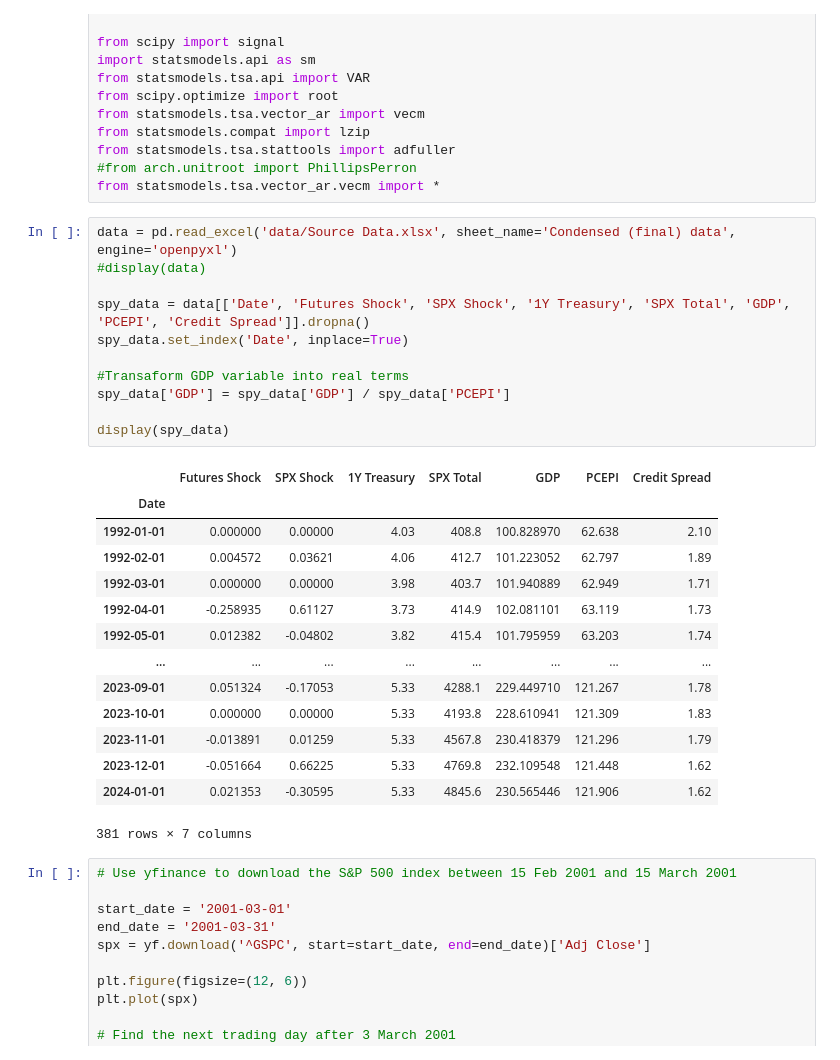
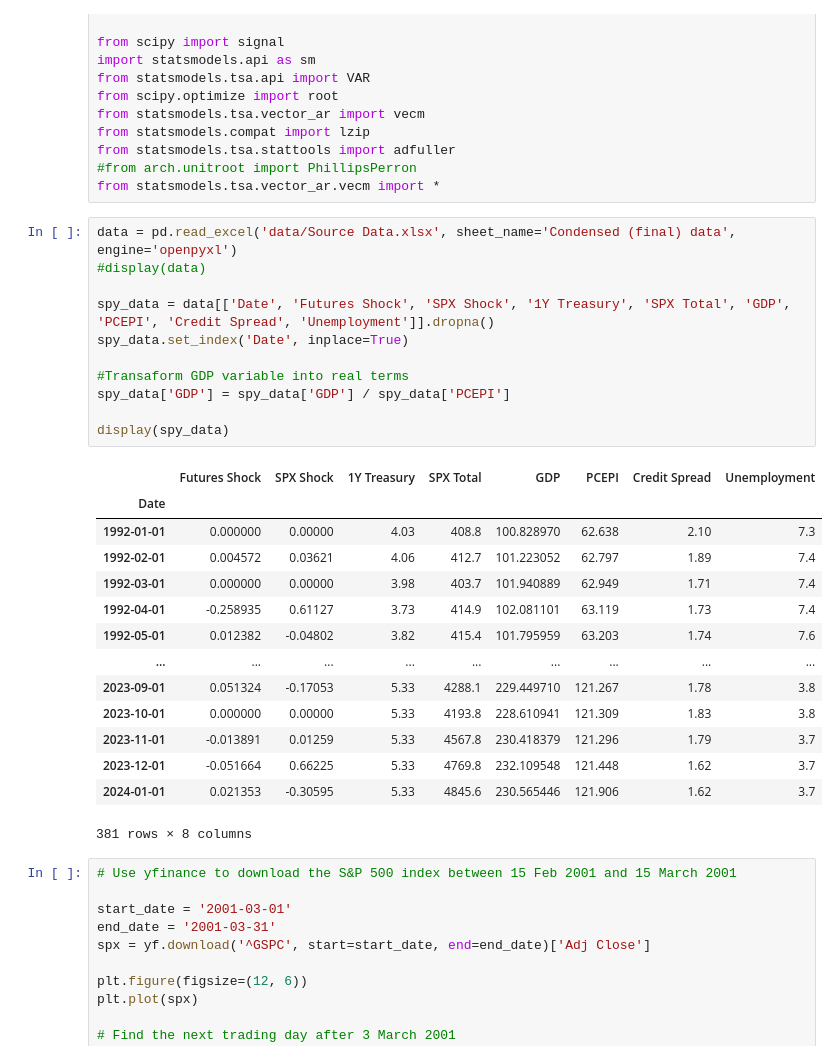
Before and after one commit to GianiRanzetti/BayesianVAR-Monetary-Policy-Effect-On-Asset-Prices, a Jupyter notebook: svar_irfs.ipynb, the cells around one changed output. Drawn from its saved outputs; the diff is of its cells as text.

```diff
--- a/svar_irfs.ipynb
+++ b/svar_irfs.ipynb
@@ -23,29 +23,29 @@ from statsmodels.tsa.vector_ar.vecm import *
 # %%
 data = pd.read_excel('data/Source Data.xlsx', sheet_name='Condensed (final) data', engine='openpyxl')
 #display(data)
 
-spy_data = data[['Date', 'Futures Shock', 'SPX Shock', '1Y Treasury', 'SPX Total', 'GDP', 'PCEPI', 'Credit Spread']].dropna()
+spy_data = data[['Date', 'Futures Shock', 'SPX Shock', '1Y Treasury', 'SPX Total', 'GDP', 'PCEPI', 'Credit Spread', 'Unemployment']].dropna()
 spy_data.set_index('Date', inplace=True)
 
 #Transaform GDP variable into real terms
 spy_data['GDP'] = spy_data['GDP'] / spy_data['PCEPI']
 
 display(spy_data)
 # %% [output]
-|  | Futures Shock | SPX Shock | 1Y Treasury | SPX Total | GDP | PCEPI | Credit Spread |
-| Date |  |  |  |  |  |  |  |
-| 1992-01-01 | 0.000000 | 0.00000 | 4.03 | 408.8 | 100.828970 | 62.638 | 2.10 |
-| 1992-02-01 | 0.004572 | 0.03621 | 4.06 | 412.7 | 101.223052 | 62.797 | 1.89 |
-| 1992-03-01 | 0.000000 | 0.00000 | 3.98 | 403.7 | 101.940889 | 62.949 | 1.71 |
-| 1992-04-01 | -0.258935 | 0.61127 | 3.73 | 414.9 | 102.081101 | 63.119 | 1.73 |
-| 1992-05-01 | 0.012382 | -0.04802 | 3.82 | 415.4 | 101.795959 | 63.203 | 1.74 |
-| ... | ... | ... | ... | ... | ... | ... | ... |
-| 2023-09-01 | 0.051324 | -0.17053 | 5.33 | 4288.1 | 229.449710 | 121.267 | 1.78 |
-| 2023-10-01 | 0.000000 | 0.00000 | 5.33 | 4193.8 | 228.610941 | 121.309 | 1.83 |
-| 2023-11-01 | -0.013891 | 0.01259 | 5.33 | 4567.8 | 230.418379 | 121.296 | 1.79 |
-| 2023-12-01 | -0.051664 | 0.66225 | 5.33 | 4769.8 | 232.109548 | 121.448 | 1.62 |
-| 2024-01-01 | 0.021353 | -0.30595 | 5.33 | 4845.6 | 230.565446 | 121.906 | 1.62 |
+|  | Futures Shock | SPX Shock | 1Y Treasury | SPX Total | GDP | PCEPI | Credit Spread | Unemployment |
+| Date |  |  |  |  |  |  |  |  |
+| 1992-01-01 | 0.000000 | 0.00000 | 4.03 | 408.8 | 100.828970 | 62.638 | 2.10 | 7.3 |
+| 1992-02-01 | 0.004572 | 0.03621 | 4.06 | 412.7 | 101.223052 | 62.797 | 1.89 | 7.4 |
+| 1992-03-01 | 0.000000 | 0.00000 | 3.98 | 403.7 | 101.940889 | 62.949 | 1.71 | 7.4 |
+| 1992-04-01 | -0.258935 | 0.61127 | 3.73 | 414.9 | 102.081101 | 63.119 | 1.73 | 7.4 |
+| 1992-05-01 | 0.012382 | -0.04802 | 3.82 | 415.4 | 101.795959 | 63.203 | 1.74 | 7.6 |
+| ... | ... | ... | ... | ... | ... | ... | ... | ... |
+| 2023-09-01 | 0.051324 | -0.17053 | 5.33 | 4288.1 | 229.449710 | 121.267 | 1.78 | 3.8 |
+| 2023-10-01 | 0.000000 | 0.00000 | 5.33 | 4193.8 | 228.610941 | 121.309 | 1.83 | 3.8 |
+| 2023-11-01 | -0.013891 | 0.01259 | 5.33 | 4567.8 | 230.418379 | 121.296 | 1.79 | 3.7 |
+| 2023-12-01 | -0.051664 | 0.66225 | 5.33 | 4769.8 | 232.109548 | 121.448 | 1.62 | 3.7 |
+| 2024-01-01 | 0.021353 | -0.30595 | 5.33 | 4845.6 | 230.565446 | 121.906 | 1.62 | 3.7 |
-381 rows × 7 columns
+381 rows × 8 columns
 # %%
 # Use yfinance to download the S&P 500 index between 15 Feb 2001 and 15 March 2001
 
```
Also changed, not shown: parts of 9 cells of this notebook, 28 other files.
